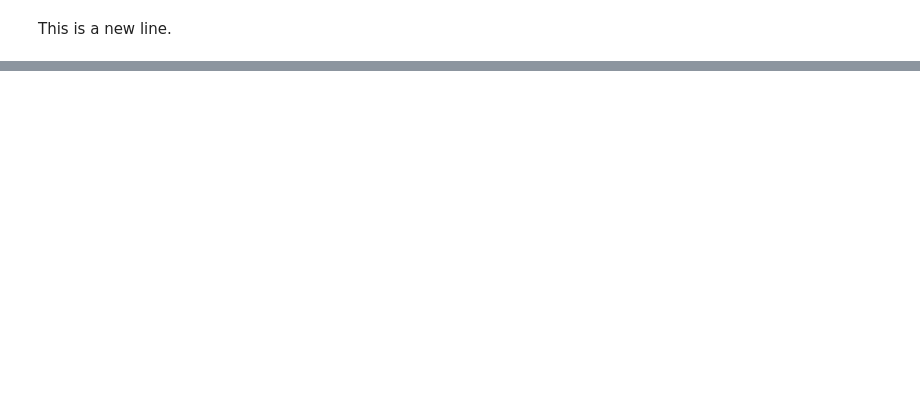
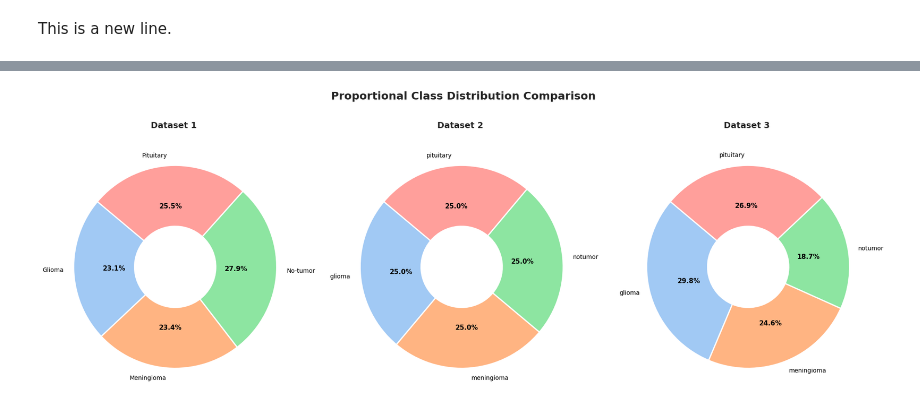
Before and after one commit to Zannatun-Nayem-Fahima/Deep-Learning-Project, a Jupyter notebook: BrainTumor.ipynb, the cells around one changed output, grey strips where cells are left out. Saved outputs shown, nothing was run; the diff lists cells and outputs as text; code cells hidden in the pictures; blank space fills up the shorter version.

```diff
--- a/BrainTumor.ipynb
+++ b/BrainTumor.ipynb
@@ -157,0 +207,53 @@ This is a new line.
+# %%
+# Set up a 1-row, 3-column plot layout
+fig, axes = plt.subplots(1, 3, figsize=(20, 7))
+sns.set_theme(style="white")
+
+# Define a consistent color palette for your classes
+colors = sns.color_palette("pastel", 4)
+
+for idx, path in enumerate(dataset_paths):
+    class_counts = {}
+
+    if os.path.exists(path):
+        # Gather folder names and file counts
+        classes = sorted([c for c in os.listdir(path) if os.path.isdir(os.path.join(path, c))])
+        for cls in classes:
+            cls_folder = os.path.join(path, cls)
+            count = len([f for f in os.listdir(cls_folder) if f.lower().endswith(('.png', '.jpg', '.jpeg'))])
+            if count > 0:
+                class_counts[cls] = count
+
+    ax = axes[idx]
+
+    if class_counts:
+        labels = list(class_counts.keys())
+        sizes = list(class_counts.values())
+
+        # Plot the pie chart
+        wedges, texts, autotexts = ax.pie(
+            sizes,
+            labels=labels,
+            autopct='%1.1f%%',
+            startangle=140,
+            colors=colors[:len(labels)],
+            textprops=dict(color="black", fontsize=10),
+            wedgeprops=dict(width=0.6, edgecolor='white', linewidth=2) # Creates a clean donut-style look
+        )
+
+        # Make the percentage labels bold and easier to read
+        for autotext in autotexts:
+            autotext.set_fontsize(11)
+            autotext.set_weight('bold')
+
+        ax.set_title(dataset_names[idx], fontsize=14, fontweight='bold', pad=20)
+    else:
+        ax.text(0.5, 0.5, f"Data path missing\nor empty", ha='center', va='center', fontsize=12, color='red')
+        ax.axis('off')
+
+# Global layout formatting
+plt.suptitle("Proportional Class Distribution Comparison", fontsize=18, fontweight='bold', y=1.05)
+plt.tight_layout()
+plt.show()
+# %% [output]
+[figure, added]
```
Also changed, not shown: parts of 8 cells of this notebook.
